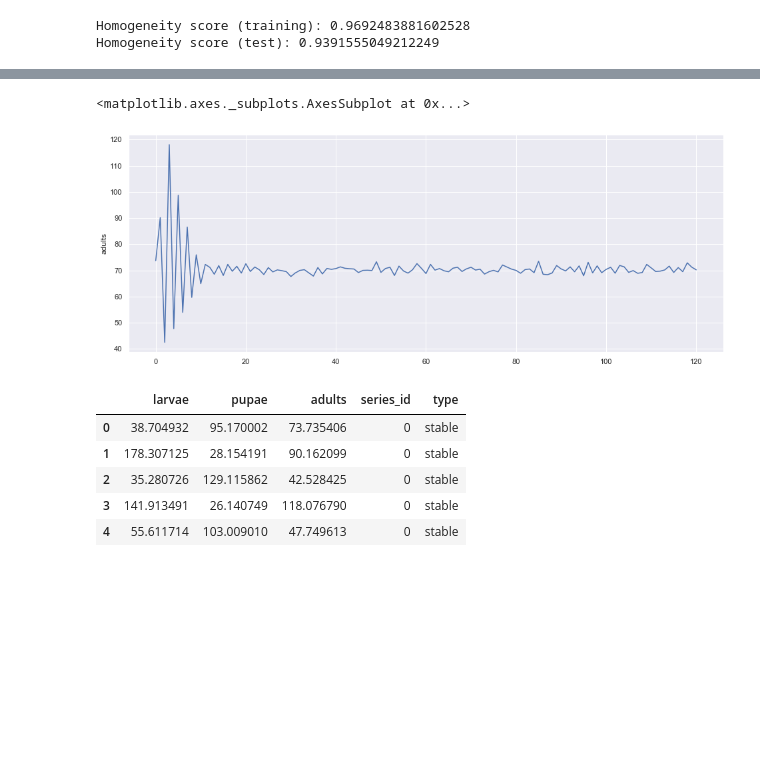
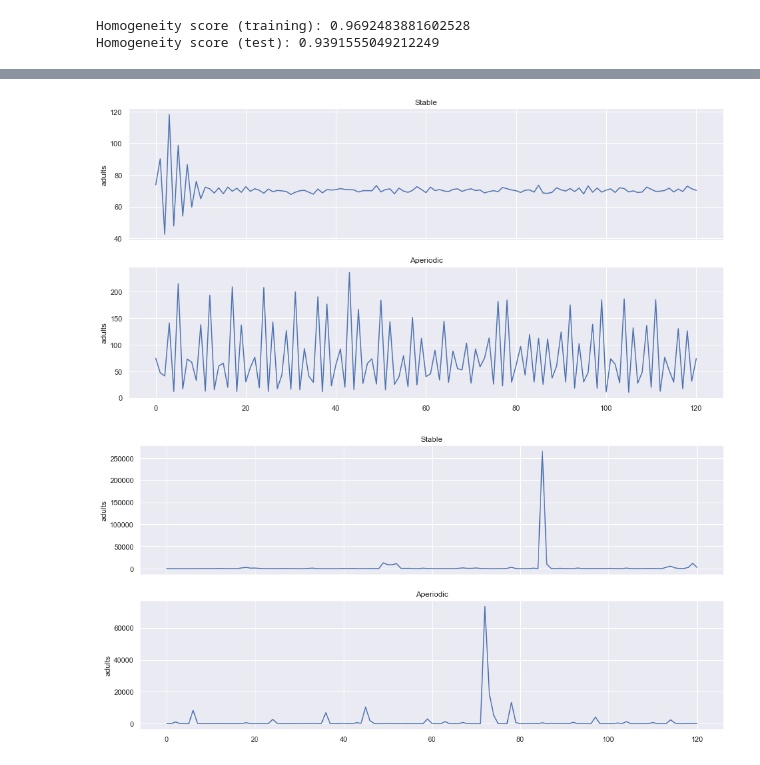
Before and after one commit to giotto-ai/beetles-tda, a Jupyter notebook: Beetle Population Dynamics.ipynb, the cells around one changed output, grey strips where cells are left out. Cells and saved outputs as stored; diff of their text form; code cells hidden in the pictures; blank space fills up the shorter version.

```diff
--- a/Beetle Population Dynamics.ipynb
+++ b/Beetle Population Dynamics.ipynb
@@ -320,18 +350,0 @@ sns.lineplot(x=range(n_steps + 1),
-# %%
-# plot the stable example here
-plt.figure(figsize=(16, 6))
-sns.lineplot(x=range(n_steps + 1),
-             y=data[(data['series_id'] == 0) &
-                    (data['type'] == 'stable')]['adults'])
-# %% [output]
-<matplotlib.axes._subplots.AxesSubplot at 0x...>
-[figure, removed]
-# %%
-data.head()
-# %% [output]
-|  | larvae | pupae | adults | series_id | type |
-| 0 | 38.704932 | 95.170002 | 73.735406 | 0 | stable |
-| 1 | 178.307125 | 28.154191 | 90.162099 | 0 | stable |
-| 2 | 35.280726 | 129.115862 | 42.528425 | 0 | stable |
-| 3 | 141.913491 | 26.140749 | 118.076790 | 0 | stable |
-| 4 | 55.611714 | 103.009010 | 47.749613 | 0 | stable |
@@ -339,0 +351,16 @@ pd.
+# %%
+noise = .01
+std = .01
+data_low_noise = simulate_data(noise, std, n_steps, n_series, args_stable, args_aperiodic)
+
+plot_time_series(data_low_noise, 0, n_steps)
+# %% [output]
+[figure, added]
+# %%
+noise = 1.5
+std = .01
+data_high_noise = simulate_data(noise, std, n_steps, n_series, args_stable, args_aperiodic)
+
+plot_time_series(data_high_noise, 0, n_steps)
+# %% [output]
+[figure, added]
```
Also changed, not shown: parts of 35 cells of this notebook.
